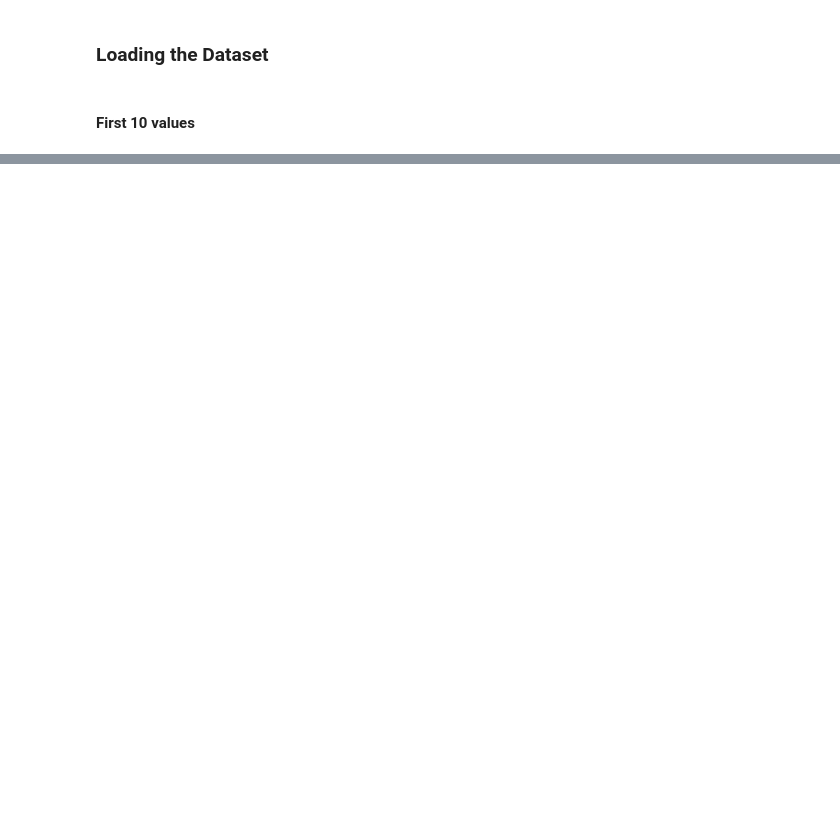
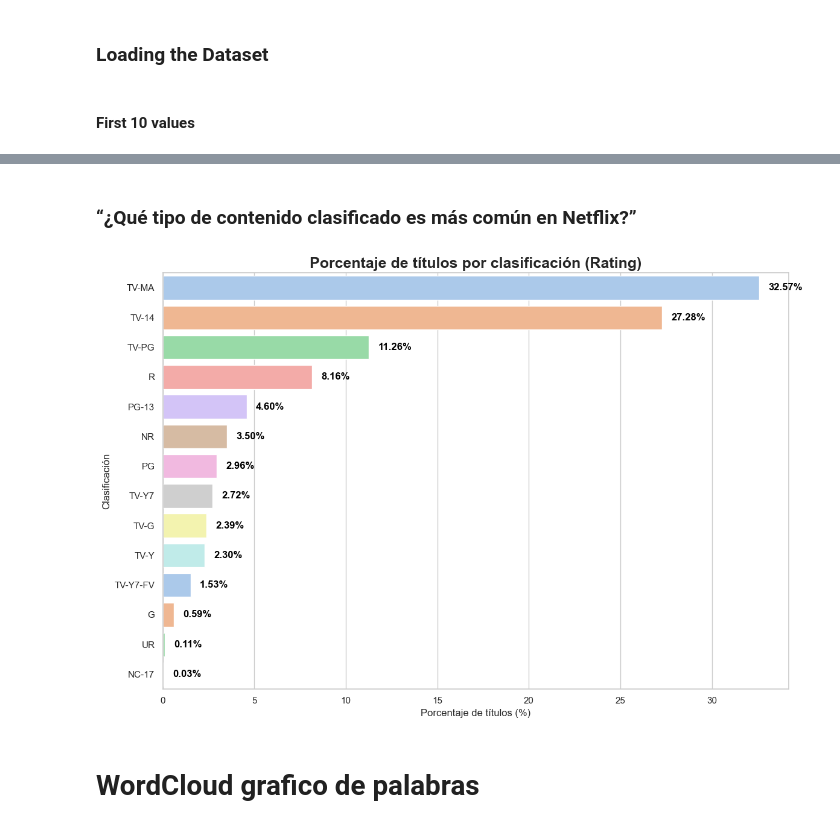
Before and after one commit to EdgarJoel123/Tratamiento_Datos_Graficos, a Jupyter notebook: netflix-data-analysis.ipynb, the cells around one changed output, grey strips where cells are left out. Cells and saved outputs as stored; diff of their text form; code cells hidden in the pictures; blank space fills up the shorter version.

```diff
--- a/netflix-data-analysis.ipynb
+++ b/netflix-data-analysis.ipynb
@@ -289,0 +217,40 @@ plt.show()
+# %% [markdown]
+### “¿Qué tipo de contenido clasificado es más común en Netflix?”
+# %%
+# Gráfico de barras horizontales para mostrar el porcentaje de títulos por clasificación (rating)
+# Estilo visual
+sns.set(style="whitegrid")
+
+# Contar cuántos títulos hay por clasificación
+rating_counts = netflix['rating'].value_counts()
+total_ratings = rating_counts.sum()
+
+# Crear la figura
+plt.figure(figsize=(12, 8))
+
+# Gráfico de barras horizontales
+ax = sns.barplot(
+    x=(rating_counts.values / total_ratings) * 100,
+    y=rating_counts.index,
+    hue=rating_counts.index,
+    palette="pastel",
+    legend=False
+)
+
+# Añadir etiquetas de porcentaje a la derecha de cada barra
+for i, v in enumerate(rating_counts.values):
+    percentage = (v / total_ratings) * 100
+    ax.text(percentage + 0.5, i, f'{percentage:.2f}%', color='black', va='center', fontweight='bold')
+
+# Título y etiquetas
+plt.title('Porcentaje de títulos por clasificación (Rating)', fontsize=18, fontweight='bold')
+plt.xlabel('Porcentaje de títulos (%)')
+plt.ylabel('Clasificación')
+
+# Mostrar
+plt.tight_layout()
+plt.show()
+# %% [output]
+[figure, added]
+# %% [markdown]
+# WordCloud grafico de palabras
```
Also changed, not shown: parts of 80 cells of this notebook, 2 other files.
